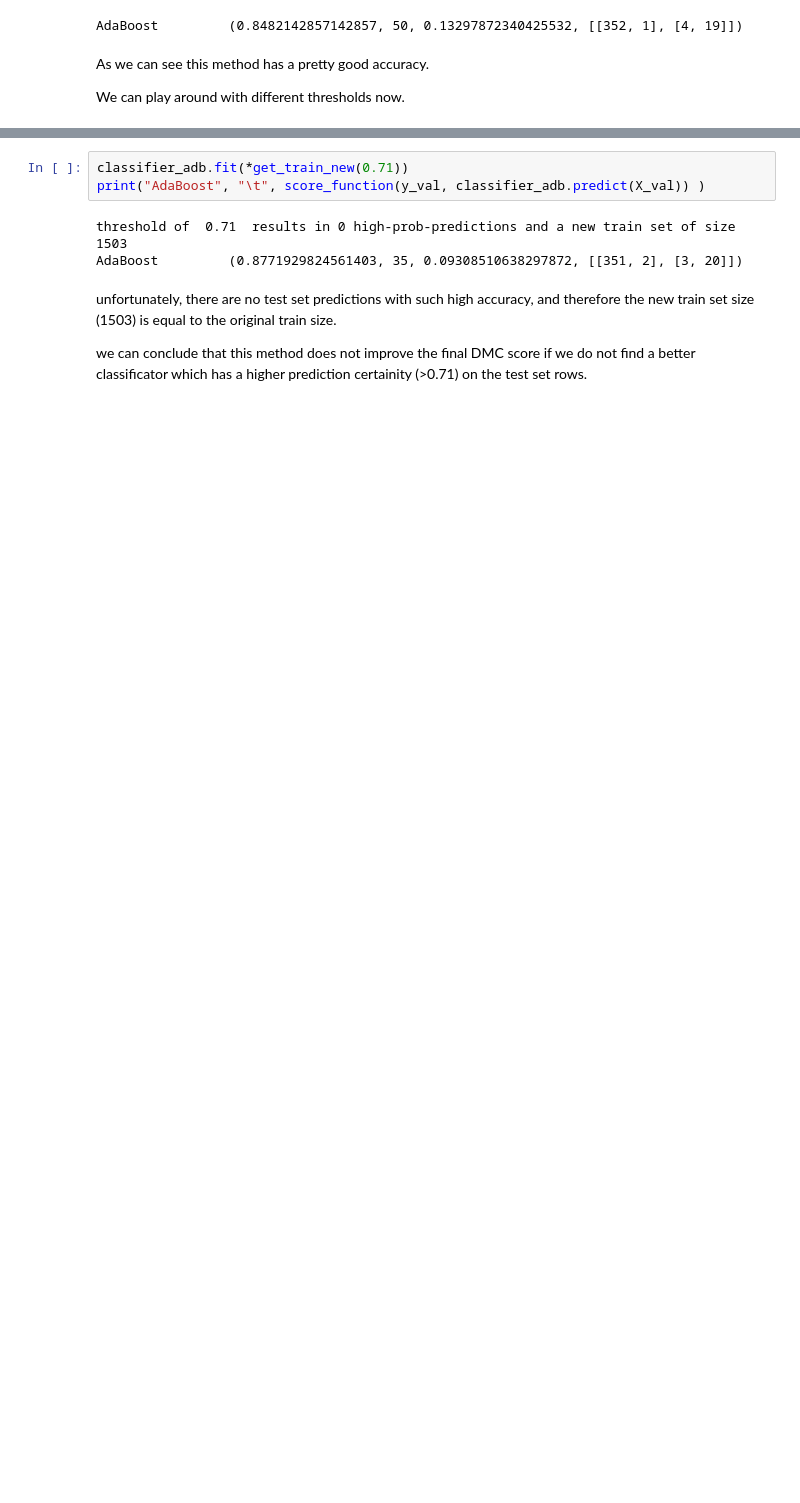
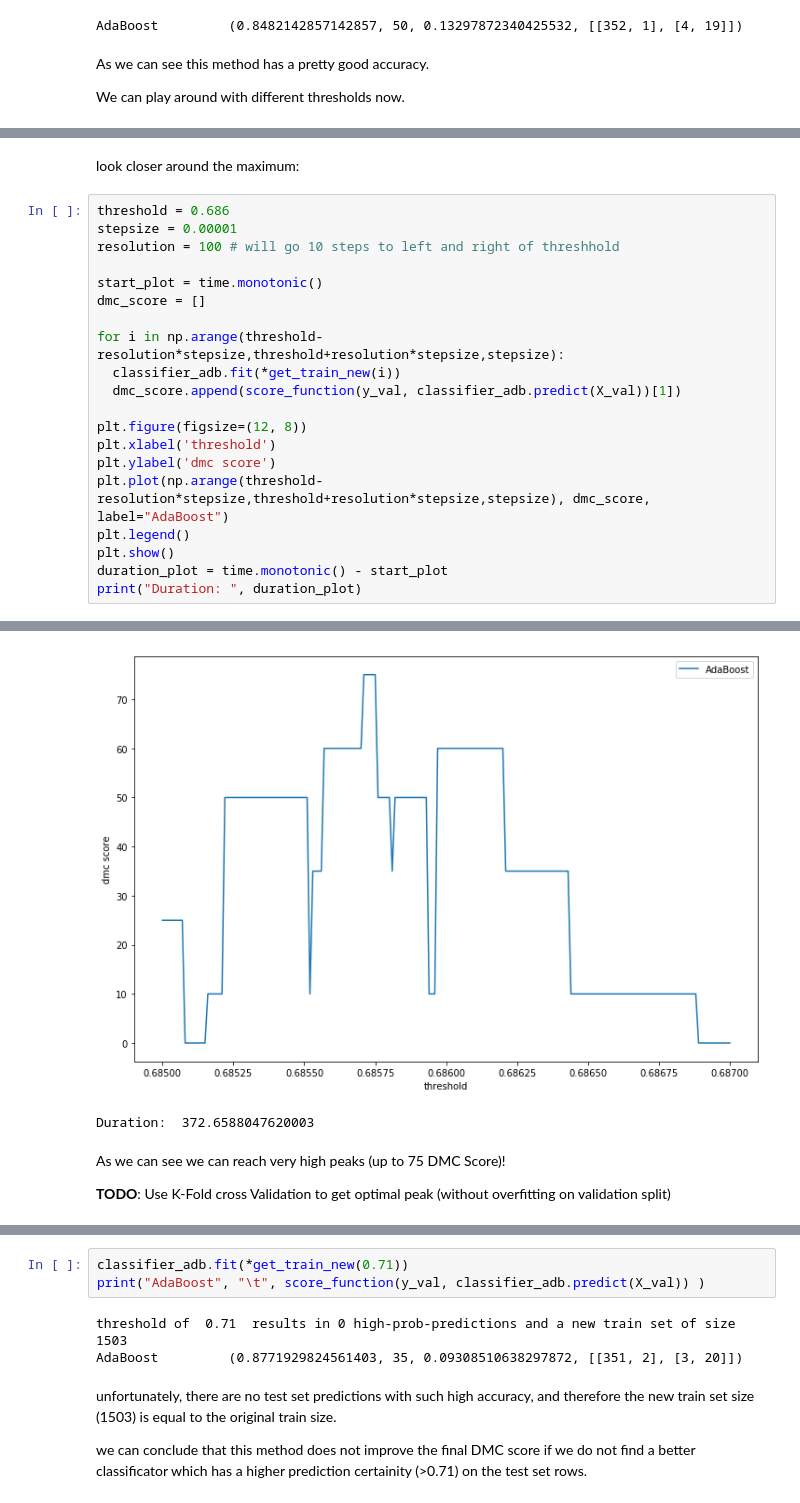
Before and after one commit to LackesLab/dmc2019, a Jupyter notebook: notebooks/semisupervised_learning_pseudo_labeling.ipynb, the cells around one changed output, grey strips where cells are left out. Cells and saved outputs as stored; diff of their text form; blank space fills up the shorter version.

```diff
--- a/notebooks/semisupervised_learning_pseudo_labeling.ipynb
+++ b/notebooks/semisupervised_learning_pseudo_labeling.ipynb
@@ -223,0 +233,23 @@ Duration:  181.90587236699957
+# %% [markdown]
+look closer around the maximum:
+# %%
+threshold = 0.686
+stepsize = 0.00001
+resolution = 100 # will go 10 steps to left and right of threshhold
+
+start_plot = time.monotonic()
+dmc_score = []
+
+for i in np.arange(threshold-resolution*stepsize,threshold+resolution*stepsize,stepsize):
+  classifier_adb.fit(*get_train_new(i))
+  dmc_score.append(score_function(y_val, classifier_adb.predict(X_val))[1])
+
+plt.figure(figsize=(12, 8))
+plt.xlabel('threshold')
+plt.ylabel('dmc score')
+plt.plot(np.arange(threshold-resolution*stepsize,threshold+resolution*stepsize,stepsize), dmc_score, label="AdaBoost")
+plt.legend()
+plt.show()
+duration_plot = time.monotonic() - start_plot
+print("Duration: ", duration_plot)
+# %% [output]
@@ -224 +273,8 @@ Duration:  181.90587236699957
+[figure, added]
+Duration:  372.6588047620003
+# %% [markdown]
+As we can see we can reach very high peaks (up to 75 DMC Score)!
+
+
+**TODO**: Use K-Fold cross Validation to get optimal peak (without overfitting on validation split)
 # %% [markdown]
```
Also changed, not shown: parts of 9 cells of this notebook.
